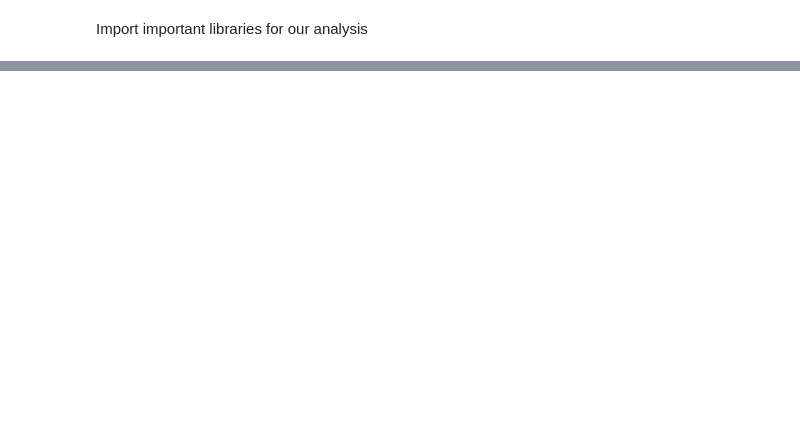
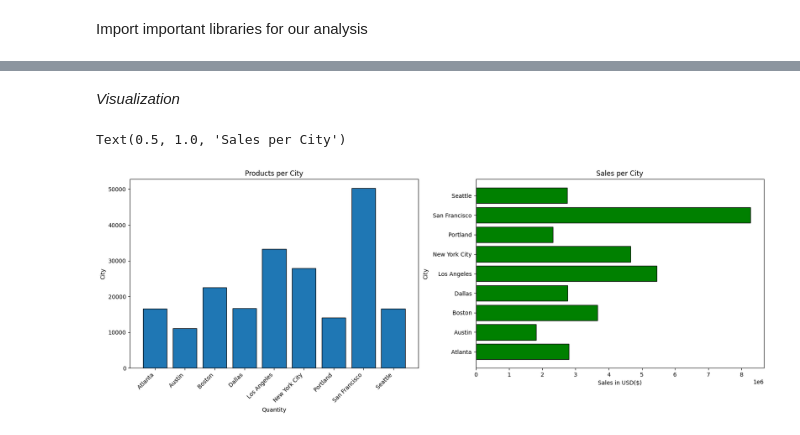
Before and after one commit to ChrisDiamantis99/Pandas-Data-Sales-Analysis, a Jupyter notebook: Sales_Notebook.ipynb, the cells around one changed output, grey strips where cells are left out. Saved outputs shown, nothing was run; the diff lists cells and outputs as text; code cells hidden in the pictures; blank space fills up the shorter version.

```diff
--- a/Sales_Notebook.ipynb
+++ b/Sales_Notebook.ipynb
@@ -37,0 +78,2 @@ all_months_data
+# %%
+df['Total'] = df['Price_Each'] * df['Quantity_Ordered']
@@ -37,0 +138,3 @@ all_months_data
+# %%
+city_grouped = df.groupby(by = 'City').sum()
+city_grouped
@@ -37,0 +153,22 @@ all_months_data
+# %% [markdown]
+*Visualization*
+# %%
+fig = plt.figure(figsize = (20,6))
+
+plt.subplot(121)
+
+plt.bar(city_grouped.index, city_grouped['Quantity_Ordered'], edgecolor = 'black')
+plt.xlabel('Quantity')
+plt.xticks(rotation = 45, ha = 'right')
+plt.ylabel('City')
+plt.title('Products per City')
+
+plt.subplot(122)
+
+plt.barh(city_grouped.index, city_grouped['Total'], edgecolor = 'black', color = 'green')
+plt.xlabel('Sales in USD($)')
+plt.ylabel('City')
+plt.title('Sales per City')
+# %% [output]
+Text(0.5, 1.0, 'Sales per City')
+[figure, added]
```
Also changed, not shown: parts of 45 cells of this notebook.
